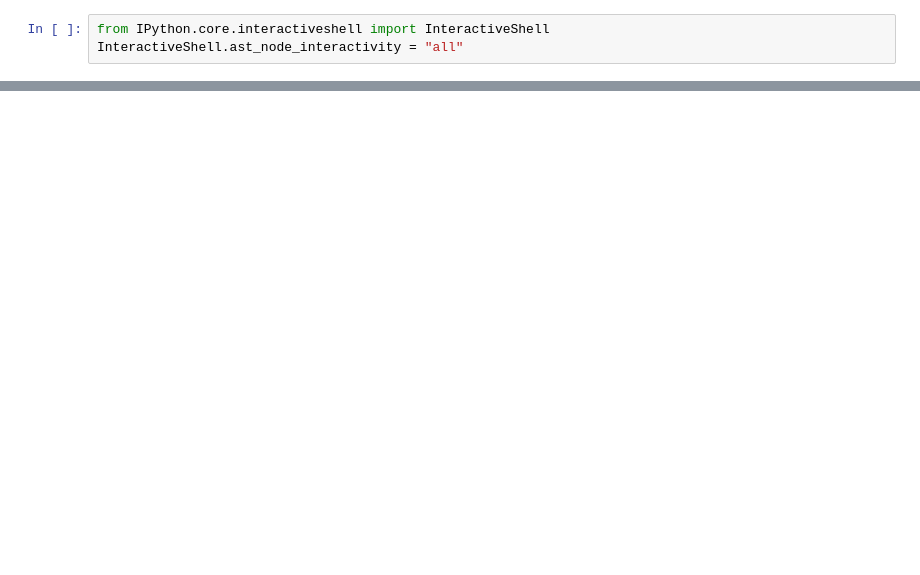
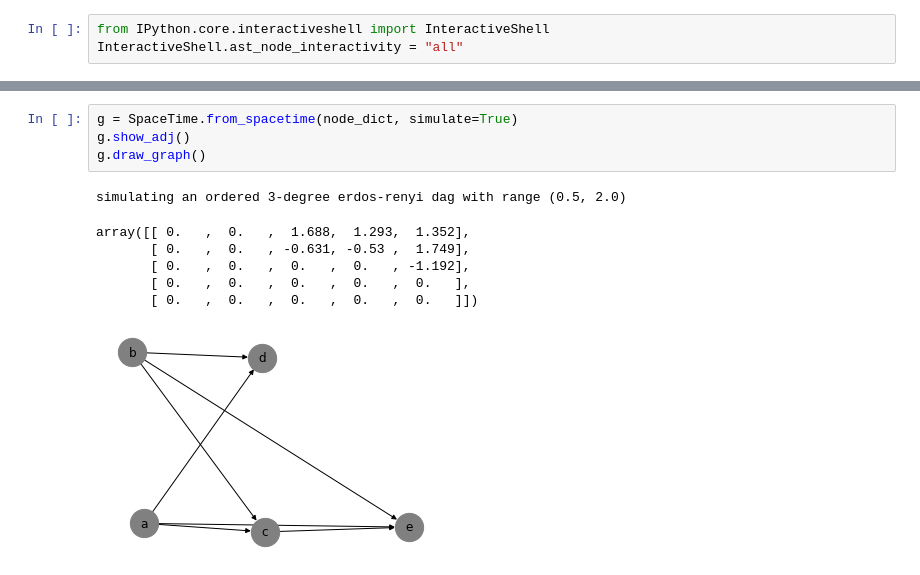
Before and after one commit to q1park/spacetime, a Jupyter notebook: example_basic.ipynb, the cells around one changed output, grey strips where cells are left out. Saved outputs shown, nothing was run; the diff lists cells and outputs as text; blank space fills up the shorter version.

```diff
--- a/example_basic.ipynb
+++ b/example_basic.ipynb
@@ -222,0 +107,12 @@ array([[ 0.        ,  0.        ,  1.41959519,  1.9547136 ,  1.47971005,
+# %%
+g = SpaceTime.from_spacetime(node_dict, simulate=True)
+g.show_adj()
+g.draw_graph()
+# %% [output]
+simulating an ordered 3-degree erdos-renyi dag with range (0.5, 2.0)
+array([[ 0.   ,  0.   ,  1.688,  1.293,  1.352],
+       [ 0.   ,  0.   , -0.631, -0.53 ,  1.749],
+       [ 0.   ,  0.   ,  0.   ,  0.   , -1.192],
+       [ 0.   ,  0.   ,  0.   ,  0.   ,  0.   ],
+       [ 0.   ,  0.   ,  0.   ,  0.   ,  0.   ]])
+[figure, added]
```
Also changed, not shown: parts of 53 cells of this notebook, 10 other files.
